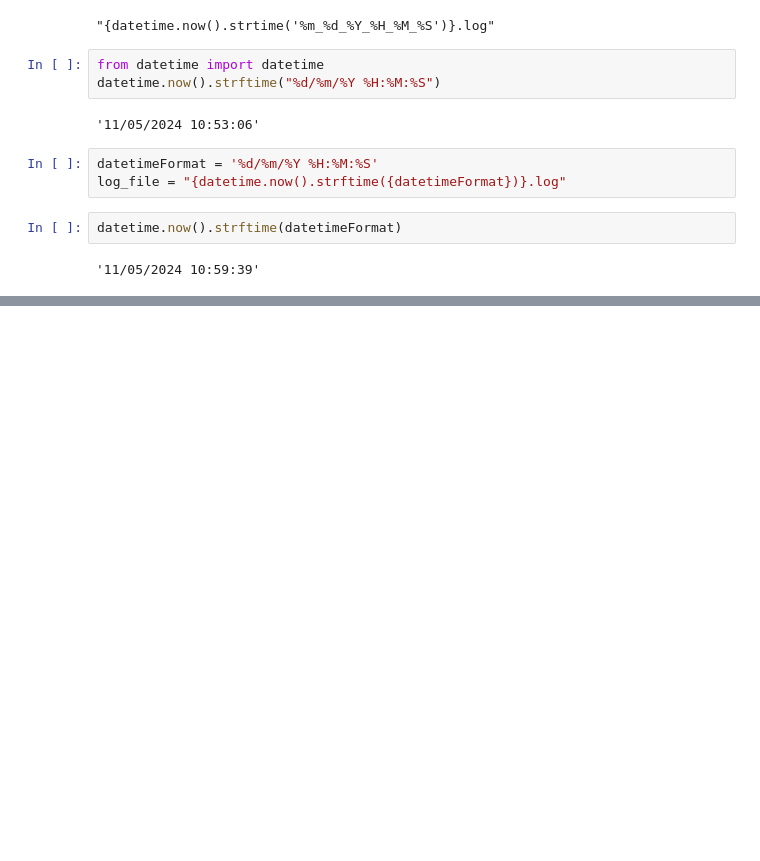
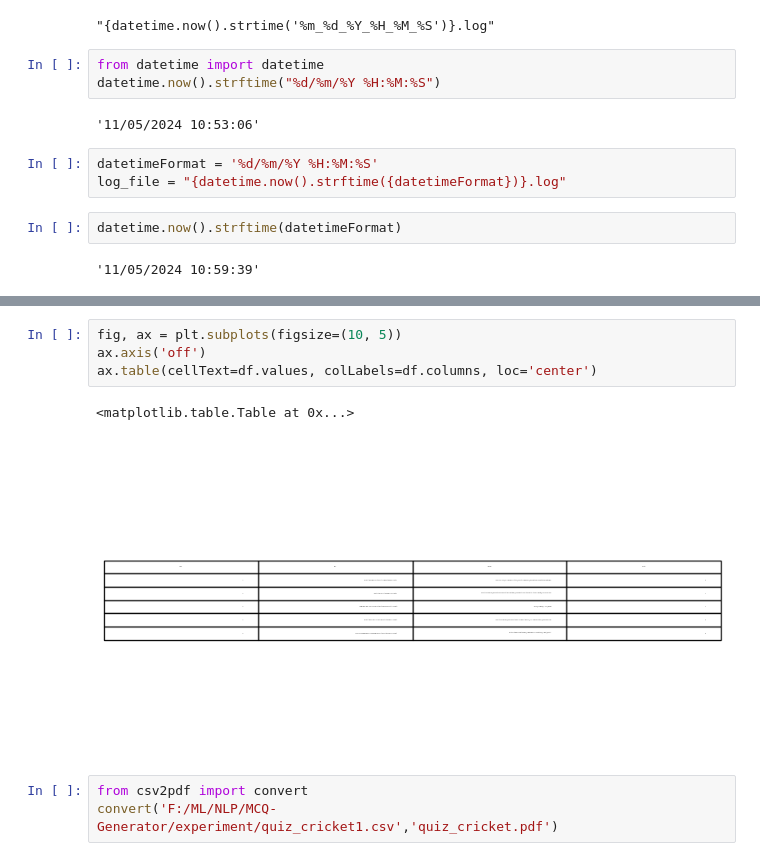
Before and after one commit to harshkumarpatelh/MCQ-Generator, a Jupyter notebook: experiment/mcqgen.ipynb, the cells around one changed output, grey strips where cells are left out. Cells and saved outputs as stored; diff of their text form; blank space fills up the shorter version.

```diff
--- a/experiment/mcqgen.ipynb
+++ b/experiment/mcqgen.ipynb
@@ -266,0 +320,10 @@ datetime.now().strftime(datetimeFormat)
+# %%
+fig, ax = plt.subplots(figsize=(10, 5))
+ax.axis('off')
+ax.table(cellText=df.values, colLabels=df.columns, loc='center')
+# %% [output]
+<matplotlib.table.Table at 0x...>
+[figure, added]
+# %%
+from csv2pdf import convert
+convert('F:/ML/NLP/MCQ-Generator/experiment/quiz_cricket1.csv','quiz_cricket.pdf')
```
Also changed, not shown: parts of 11 cells of this notebook, 3 other files.
